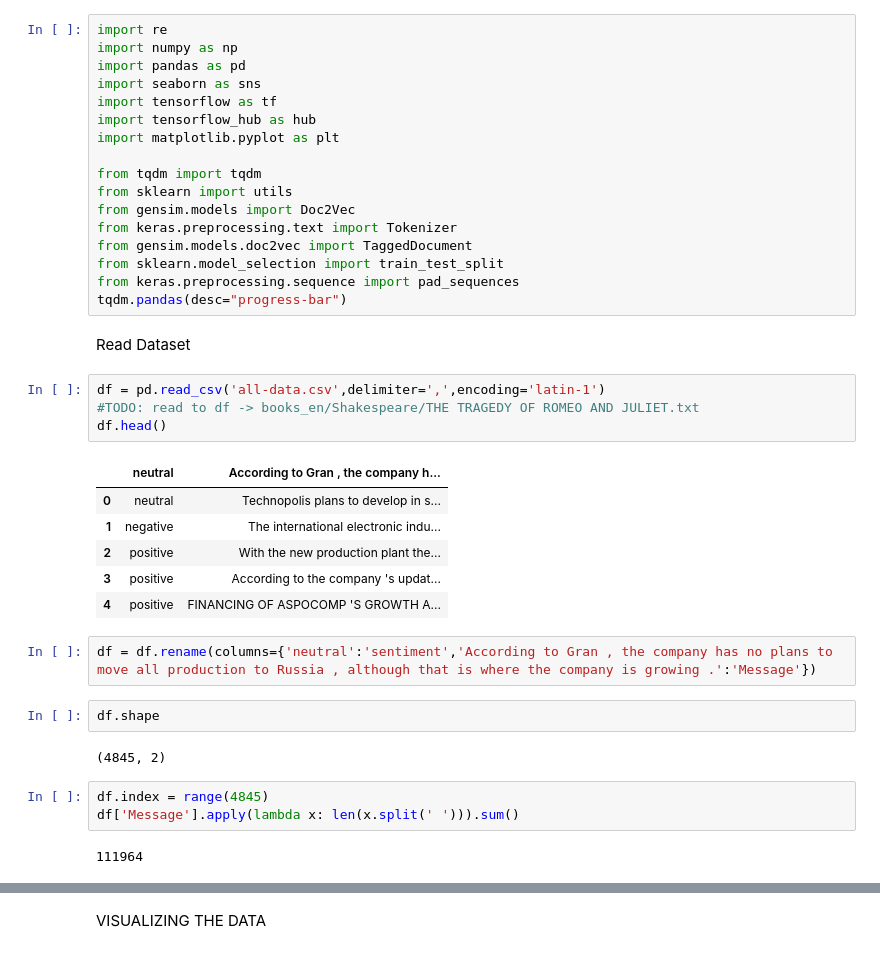
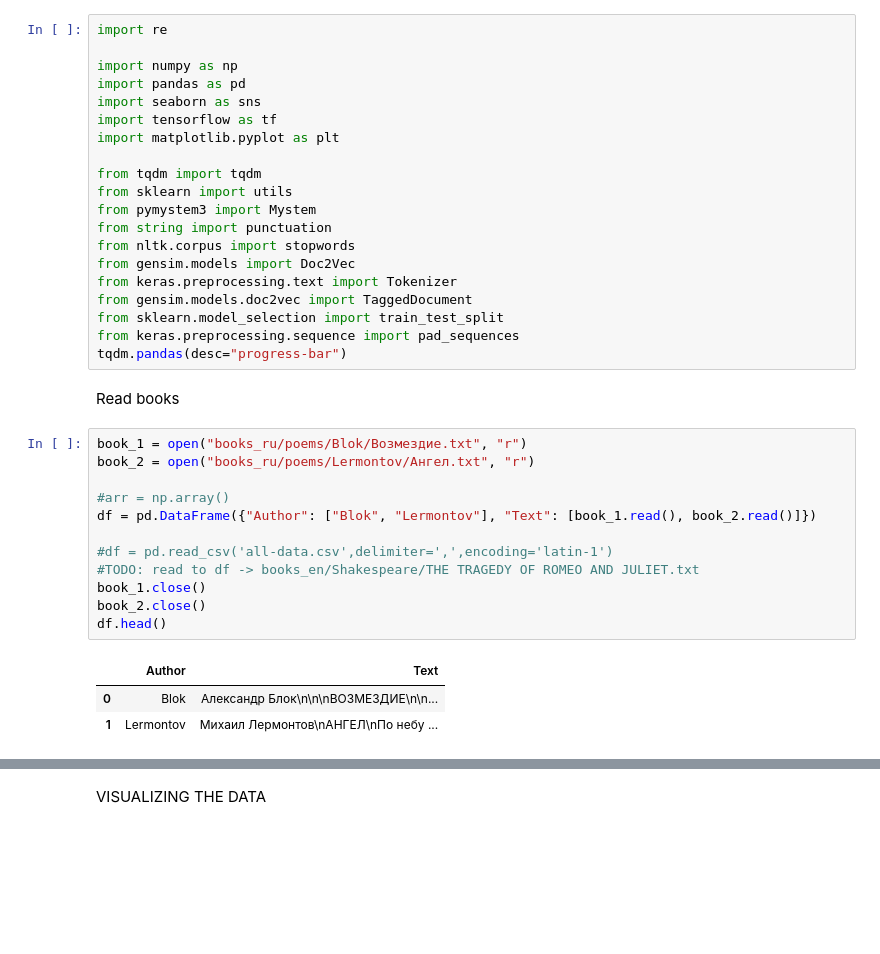
Before and after one commit to kmaltcev/NLP-BiLSTM-model, a Jupyter notebook: CNN_BiLSTM.ipynb, the cells around one changed output, grey strips where cells are left out. Drawn from its saved outputs; the diff is of its cells as text; blank space fills up the shorter version.

```diff
--- a/CNN_BiLSTM.ipynb
+++ b/CNN_BiLSTM.ipynb
@@ -1,14 +1,17 @@
 # %%
 import re
+
 import numpy as np
 import pandas as pd
 import seaborn as sns
 import tensorflow as tf
-import tensorflow_hub as hub
 import matplotlib.pyplot as plt
 
 from tqdm import tqdm
 from sklearn import utils
+from pymystem3 import Mystem
+from string import punctuation
+from nltk.corpus import stopwords
 from gensim.models import Doc2Vec
 from keras.preprocessing.text import Tokenizer
 from gensim.models.doc2vec import TaggedDocument
@@ -16,26 +19,20 @@ from sklearn.model_selection import train_test_split
 from keras.preprocessing.sequence import pad_sequences
 tqdm.pandas(desc="progress-bar")
 # %% [markdown]
-Read Dataset
+Read books
 # %%
-df = pd.read_csv('all-data.csv',delimiter=',',encoding='latin-1')
+book_1 = open("books_ru/poems/Blok/Возмездие.txt", "r")
+book_2 = open("books_ru/poems/Lermontov/Ангел.txt", "r")
+
+#arr = np.array()
+df = pd.DataFrame({"Author": ["Blok", "Lermontov"], "Text": [book_1.read(), book_2.read()]})
+
+#df = pd.read_csv('all-data.csv',delimiter=',',encoding='latin-1')
 #TODO: read to df -> books_en/Shakespeare/THE TRAGEDY OF ROMEO AND JULIET.txt
+book_1.close()
+book_2.close()
 df.head()
 # %% [output]
-|  | neutral | According to Gran , the company h... |
-| 0 | neutral | Technopolis plans to develop in s... |
-| 1 | negative | The international electronic indu... |
-| 2 | positive | With the new production plant the... |
-| 3 | positive | According to the company 's updat... |
-| 4 | positive | FINANCING OF ASPOCOMP 'S GROWTH A... |
+|  | Author | Text |
+| 0 | Blok | Александр Блок\n\n\nВОЗМЕЗДИЕ\n\n... |
+| 1 | Lermontov | Михаил Лермонтов\nАНГЕЛ\nПо небу ... |
-# %%
-df = df.rename(columns={'neutral':'sentiment','According to Gran , the company has no plans to move all production to Russia , although that is where the company is growing .':'Message'})
-# %%
-df.shape
-# %% [output]
-(4845, 2)
-# %%
-df.index = range(4845)
-df['Message'].apply(lambda x: len(x.split(' '))).sum()
-# %% [output]
-111964
```
Also changed, not shown: parts of 5 cells of this notebook, 1 other file.
